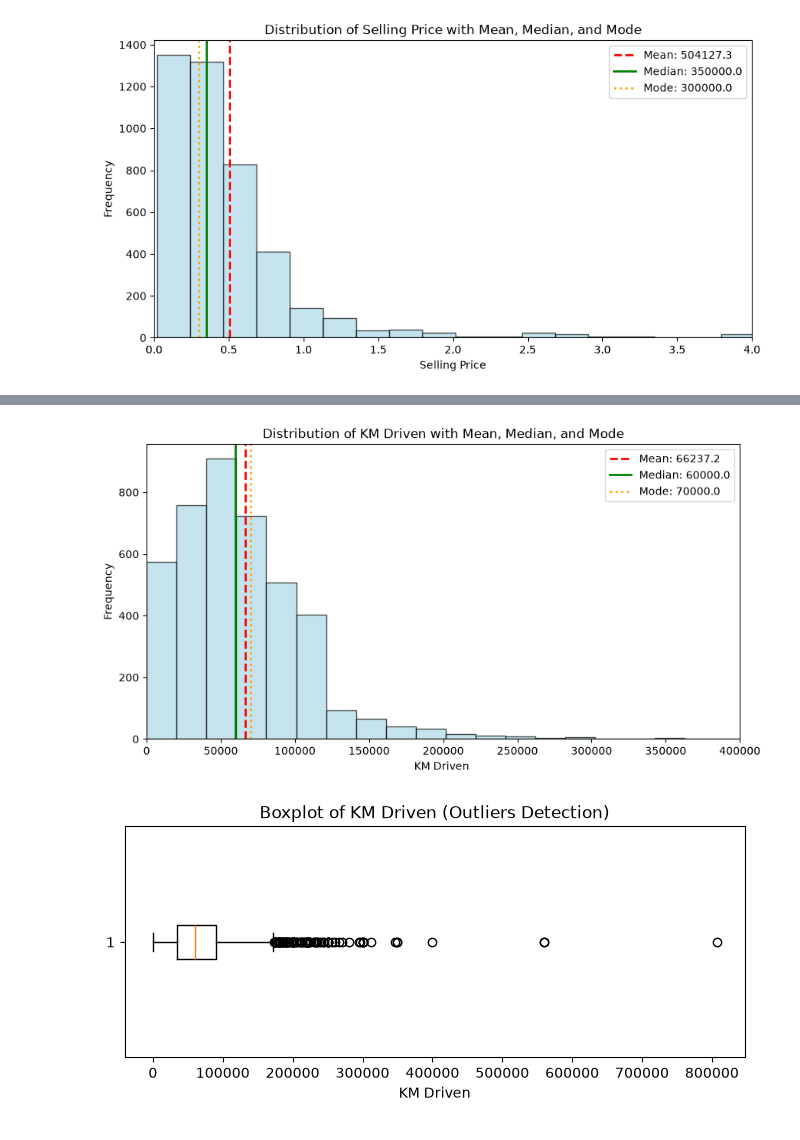
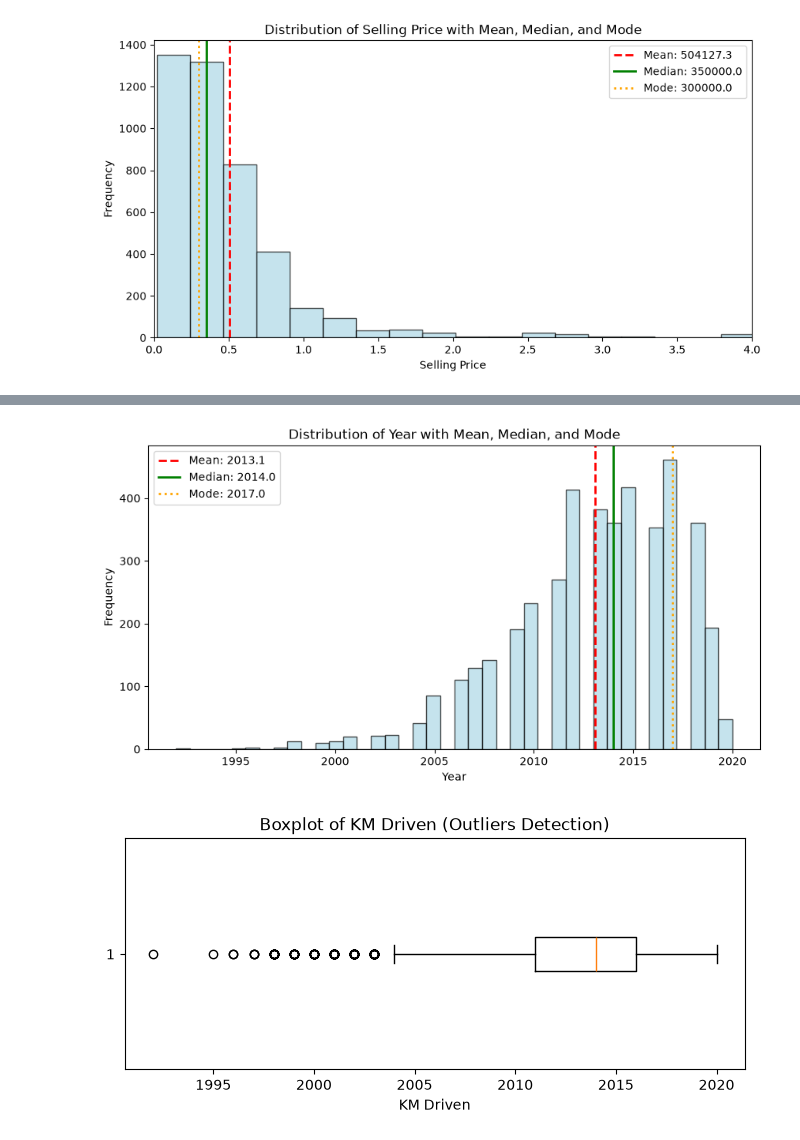
Before and after one commit to reda-guemry/Prediction-prix-voiture, a Jupyter notebook: notebooks/data_visualization.ipynb, the cells around one changed output, grey strips where cells are left out. Drawn from its saved outputs; the diff is of its cells as text; code cells hidden in the pictures.

```diff
--- a/notebooks/data_visualization.ipynb
+++ b/notebooks/data_visualization.ipynb
@@ -170,28 +186,26 @@ plt.show()
 # %%
 import numpy as np
 
-data = voiture_df['km_driven'].dropna()
+data = voiture_df['year'].dropna()
 
 mean_val = data.mean()
 median_val = data.median()
 mode_val = data.mode()[0]
 
 plt.figure(figsize=(10, 5))
 plt.hist(data , bins=40, color='lightblue', edgecolor='black', alpha=0.7)
 
-plt.xlim(0, 4e5)
-
 plt.axvline(mean_val , color='red', linestyle='--', linewidth=2, label=f'Mean: {mean_val:.1f}')
 plt.axvline(median_val , color='green', linestyle='-', linewidth=2, label=f'Median: {median_val:.1f}')
 plt.axvline(mode_val , color='orange', linestyle=':', linewidth=2, label=f'Mode: {mode_val:.1f}')
 
-plt.title('Distribution of KM Driven with Mean, Median, and Mode')
-plt.xlabel('KM Driven ')
+plt.title('Distribution of Year with Mean, Median, and Mode')
+plt.xlabel('Year')
 plt.ylabel('Frequency')
 plt.legend()
 plt.show()
 # %% [output]
-[figure, old version]
+[figure, new version]
 # %%
 plt.figure(figsize=(8, 3))
 plt.boxplot(data, vert=False)
@@ -199,4 +213,4 @@ plt.title('Boxplot of KM Driven (Outliers Detection)')
 plt.xlabel('KM Driven')
 plt.show()
 # %% [output]
-[figure, old version]
+[figure, new version]
```
Also changed, not shown: parts of 2 cells of this notebook, 5 other files.
